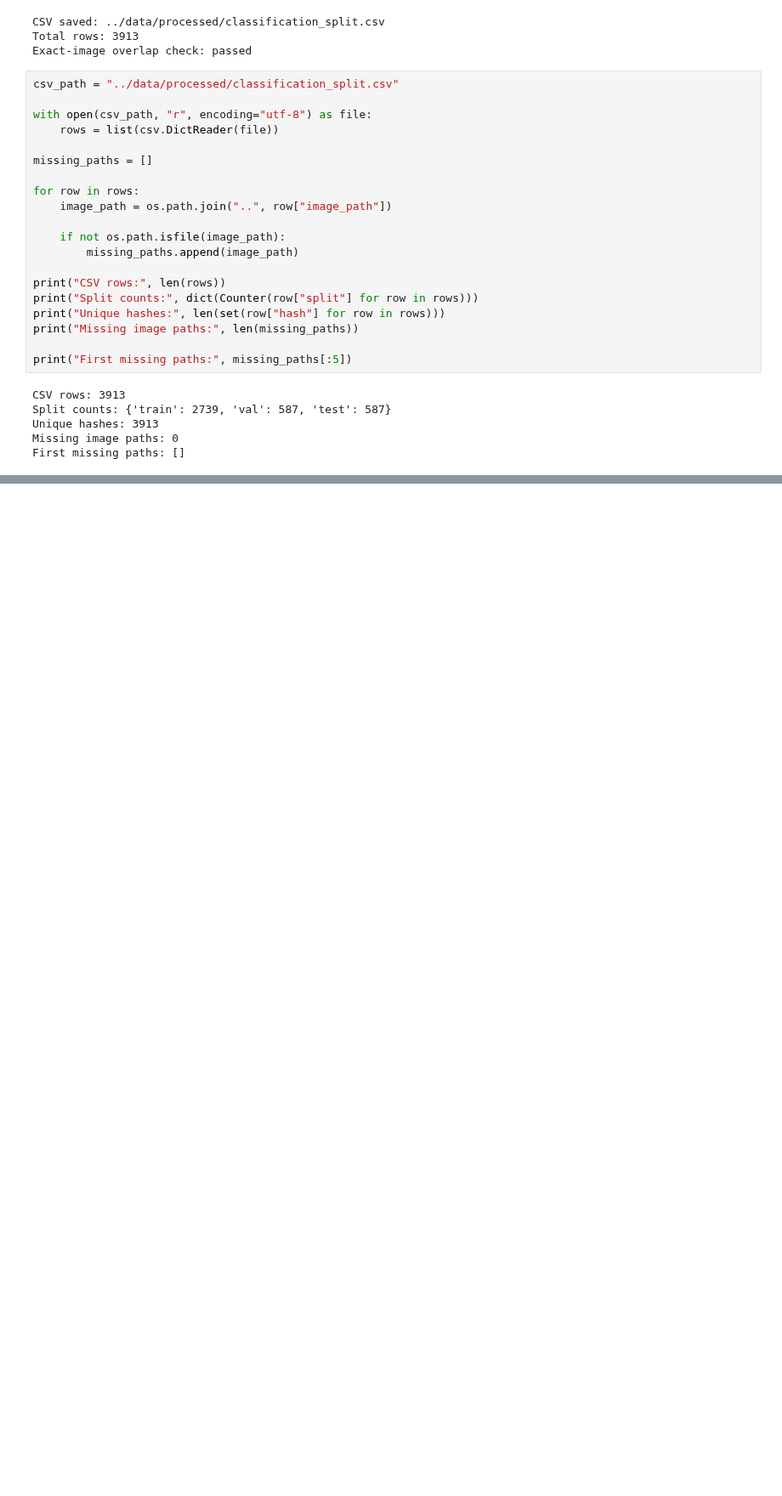
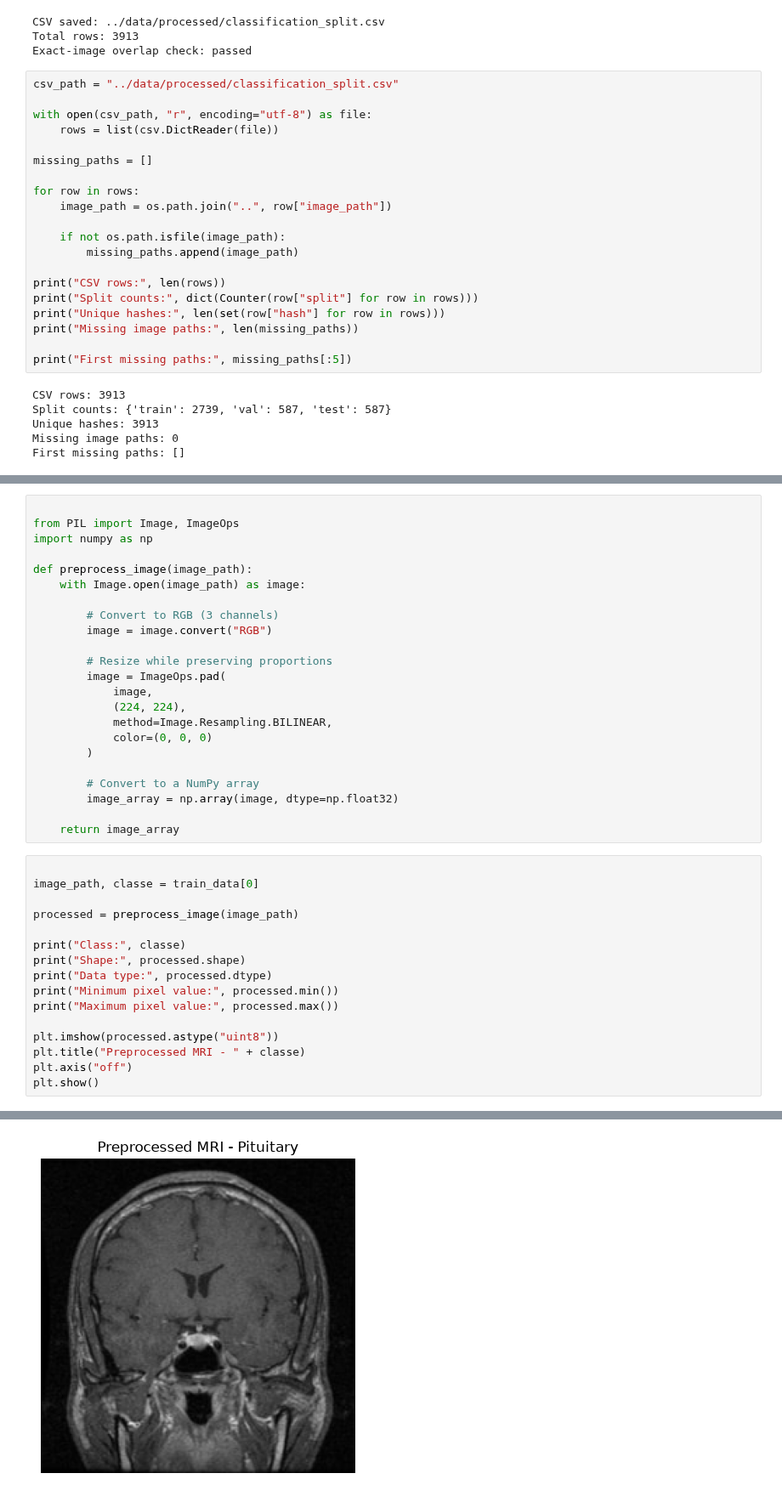
Before and after one commit to YounessAitJamaa/brain-tumor-ai, a Jupyter notebook: notebooks/01_dataset_exploration.ipynb, the cells around one changed output, grey strips where cells are left out. Shown at 85% size. Drawn from its saved outputs; the diff is of its cells as text; blank space fills up the shorter version.

Commit message:
feat: BTADL-22 add reusable MRI preprocessing

```diff
--- a/notebooks/01_dataset_exploration.ipynb
+++ b/notebooks/01_dataset_exploration.ipynb
@@ -1149,0 +1202,40 @@ First missing paths: []
+# %%
+
+from PIL import Image, ImageOps
+import numpy as np
+
+def preprocess_image(image_path):
+    with Image.open(image_path) as image:
+
+        # Convert to RGB (3 channels)
+        image = image.convert("RGB")
+
+        # Resize while preserving proportions
+        image = ImageOps.pad(
+            image,
+            (224, 224),
+            method=Image.Resampling.BILINEAR,
+            color=(0, 0, 0)
+        )
+
+        # Convert to a NumPy array
+        image_array = np.array(image, dtype=np.float32)
+
+    return image_array
+# %%
+
+image_path, classe = train_data[0]
+
+processed = preprocess_image(image_path)
+
+print("Class:", classe)
+print("Shape:", processed.shape)
+print("Data type:", processed.dtype)
+print("Minimum pixel value:", processed.min())
+print("Maximum pixel value:", processed.max())
+
+plt.imshow(processed.astype("uint8"))
+plt.title("Preprocessed MRI - " + classe)
+plt.axis("off")
+plt.show()
+# %% [output]
@@ -1149,0 +1247 @@ First missing paths: []
+[figure, added]
```
Also changed, not shown: parts of 11 cells of this notebook, 1 other file.
